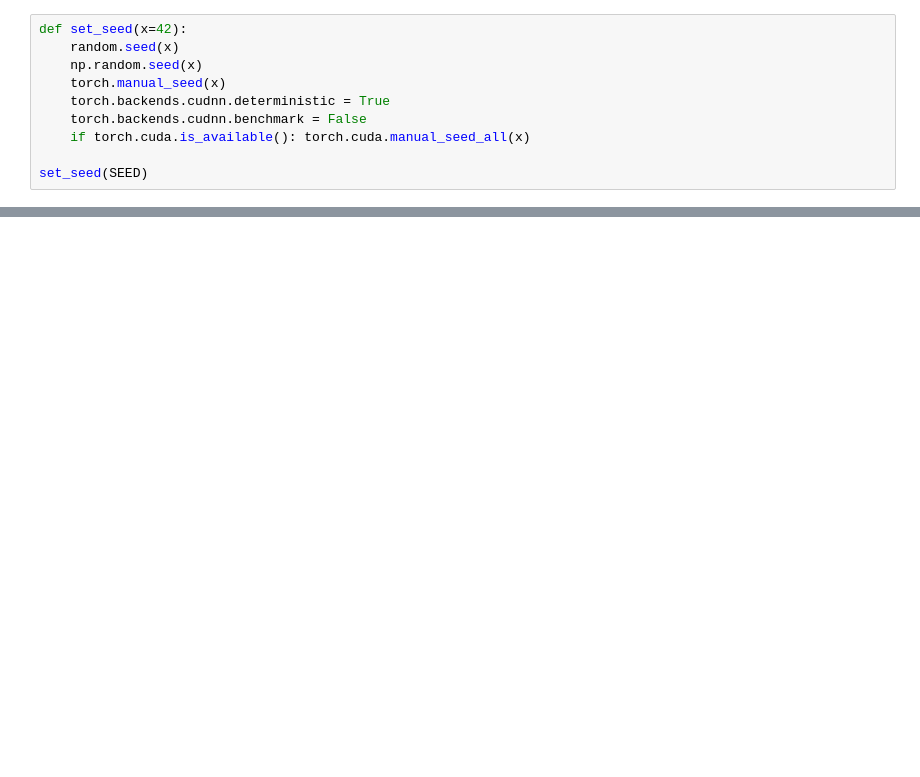
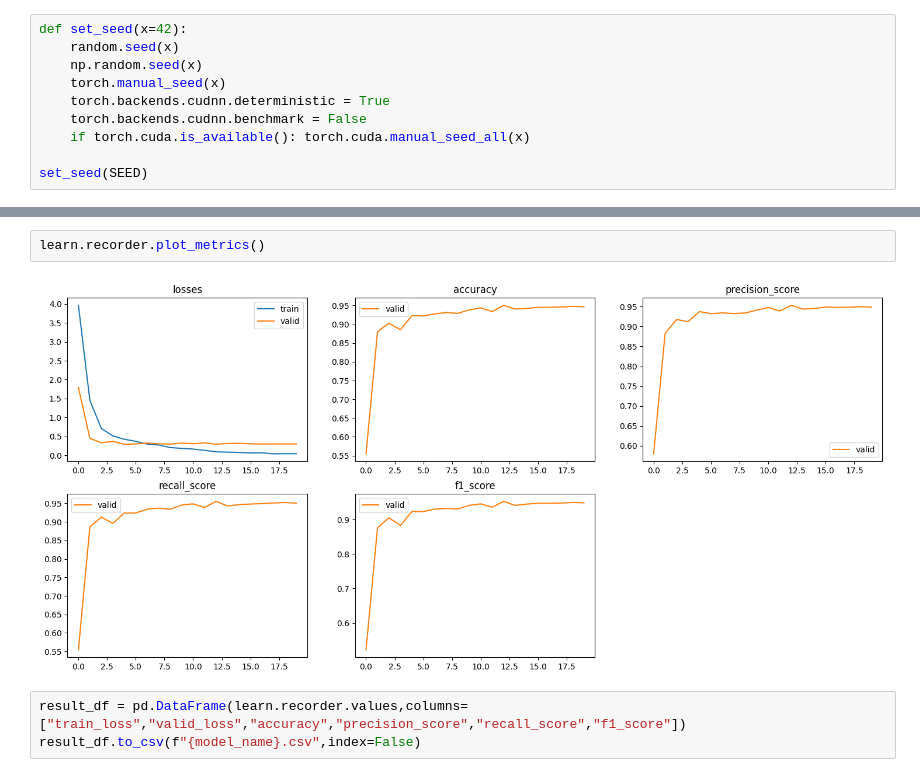
Before and after one commit to kimkingchai/DLF_A2, a Jupyter notebook: train.ipynb, the cells around one changed output, grey strips where cells are left out. Saved outputs shown, nothing was run; the diff lists cells and outputs as text; blank space fills up the shorter version.

```diff
--- a/train.ipynb
+++ b/train.ipynb
@@ -80,0 +185,7 @@ learn.fine_tune(10)
+# %%
+learn.recorder.plot_metrics()
+# %% [output]
+[figure, added]
+# %%
+result_df = pd.DataFrame(learn.recorder.values,columns=["train_loss","valid_loss","accuracy","precision_score","recall_score","f1_score"])
+result_df.to_csv(f"{model_name}.csv",index=False)
```
Also changed, not shown: parts of 9 cells of this notebook, 20 other files.
